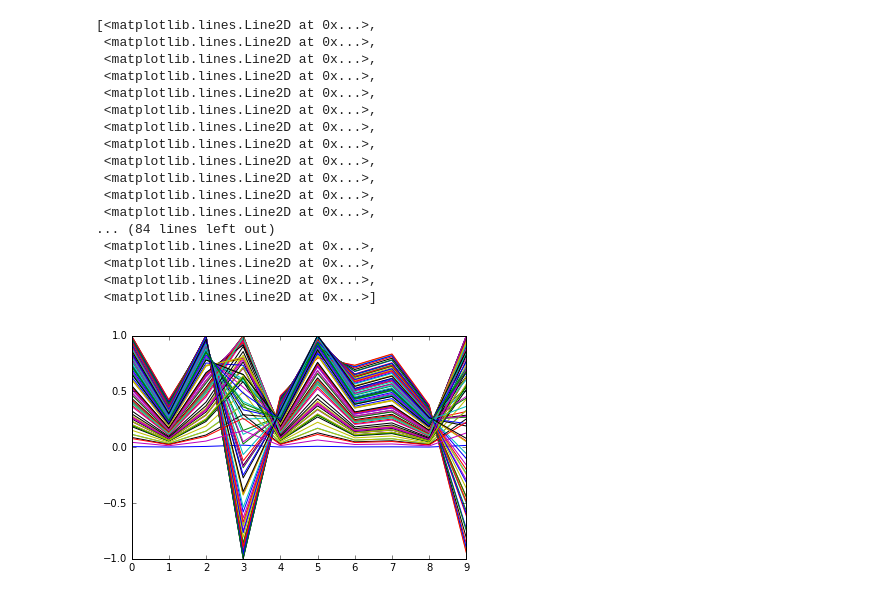
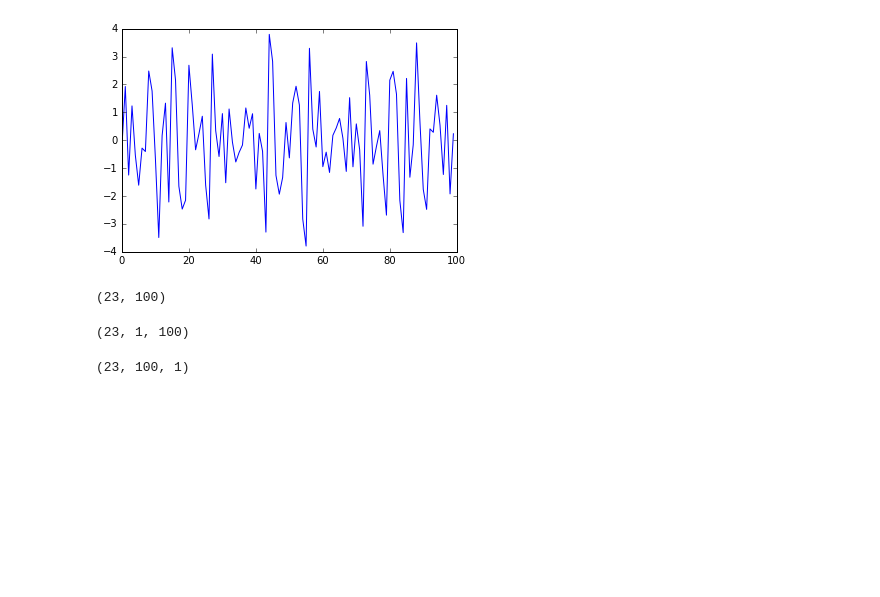
Before and after one commit to deoxyribose/prednet, a Jupyter notebook: sum_of_sinusoids_rnn.ipynb, the cells around one changed output. Cells and saved outputs as stored; diff of their text form; code cells hidden in the pictures; blank space fills up the shorter version.

```diff
--- a/sum_of_sinusoids_rnn.ipynb
+++ b/sum_of_sinusoids_rnn.ipynb
@@ -14,21 +15,13 @@ import matplotlib.pylab as plt
+# %%
+x = np.linspace(-100,100,100)
+n,m = (23,6)
+constants = 10*np.pi*np.random.rand(n,m)
+x = np.array([sum([np.sin(b*x) for b in a]) for a in constants])
 # %%
-plt.plot(X.T)
+plt.plot(x[5].T);
 # %% [output]
-[<matplotlib.lines.Line2D at 0x...>,
- <matplotlib.lines.Line2D at 0x...>,
- <matplotlib.lines.Line2D at 0x...>,
- <matplotlib.lines.Line2D at 0x...>,
- <matplotlib.lines.Line2D at 0x...>,
- <matplotlib.lines.Line2D at 0x...>,
- <matplotlib.lines.Line2D at 0x...>,
- <matplotlib.lines.Line2D at 0x...>,
- <matplotlib.lines.Line2D at 0x...>,
- <matplotlib.lines.Line2D at 0x...>,
- <matplotlib.lines.Line2D at 0x...>,
- <matplotlib.lines.Line2D at 0x...>,
-... (84 lines left out)
- <matplotlib.lines.Line2D at 0x...>,
- <matplotlib.lines.Line2D at 0x...>,
- <matplotlib.lines.Line2D at 0x...>,
- <matplotlib.lines.Line2D at 0x...>]
-[figure, old version]
+[figure, new version]
+# %%
+x.shape
+# %% [output]
+(23, 100)
@@ -34,0 +30,4 @@ plt.plot(X.T)
+# %%
+X.shape
+# %% [output]
+(23, 1, 100)
@@ -35,3 +36,7 @@ plt.plot(X.T)
+# %%
+X.shape
+# %% [output]
+(23, 100, 1)
 # %%
 x = X[:,:-1]
 y = X[:,1:]
```
Also changed, not shown: parts of 33 cells of this notebook.
